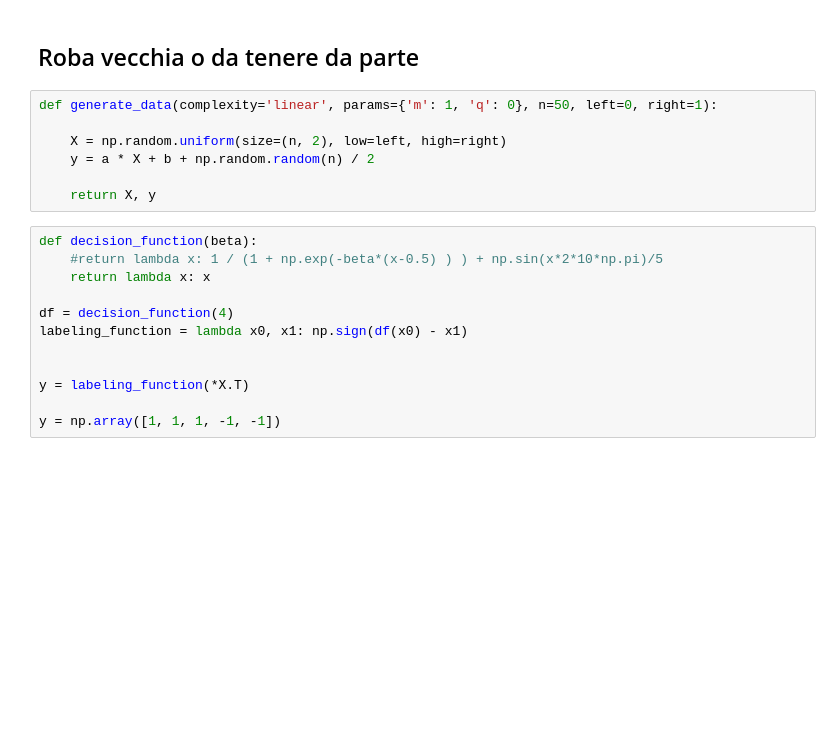
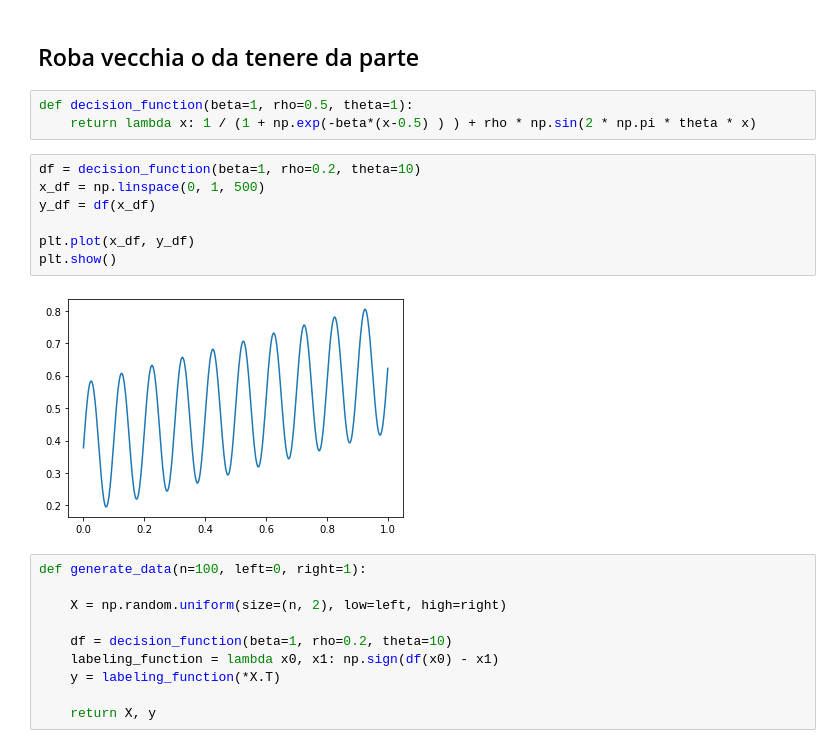
Before and after one commit to dariomalchiodi/budget-svm, a Jupyter notebook: svm-budget.ipynb, the cells around one changed output. Cells and saved outputs as stored; diff of their text form; blank space fills up the shorter version.

```diff
--- a/svm-budget.ipynb
+++ b/svm-budget.ipynb
@@ -344,21 +304,24 @@ gr_classifier(sv_classifier_budget, X, y)
 # %% [markdown]
 ## Roba vecchia o da tenere da parte
+# %%
+def decision_function(beta=1, rho=0.5, theta=1):
+    return lambda x: 1 / (1 + np.exp(-beta*(x-0.5) ) ) + rho * np.sin(2 * np.pi * theta * x)
+# %%
+df = decision_function(beta=1, rho=0.2, theta=10)
+x_df = np.linspace(0, 1, 500)
+y_df = df(x_df)
+
+plt.plot(x_df, y_df)
+plt.show()
+# %% [output]
+[figure, added]
 # %%
-def generate_data(complexity='linear', params={'m': 1, 'q': 0}, n=50, left=0, right=1):
+def generate_data(n=100, left=0, right=1):
 
     X = np.random.uniform(size=(n, 2), low=left, high=right)
-    y = a * X + b + np.random.random(n) / 2
+
+    df = decision_function(beta=1, rho=0.2, theta=10)
+    labeling_function = lambda x0, x1: np.sign(df(x0) - x1)
+    y = labeling_function(*X.T)
 
     return X, y
-# %%
-def decision_function(beta):
-    #return lambda x: 1 / (1 + np.exp(-beta*(x-0.5) ) ) + np.sin(x*2*10*np.pi)/5
-    return lambda x: x
-
-df = decision_function(4)
-labeling_function = lambda x0, x1: np.sign(df(x0) - x1)
-
-
-y = labeling_function(*X.T)
-
-y = np.array([1, 1, 1, -1, -1])
```
Also changed, not shown: parts of 24 cells of this notebook, 1 other file.
